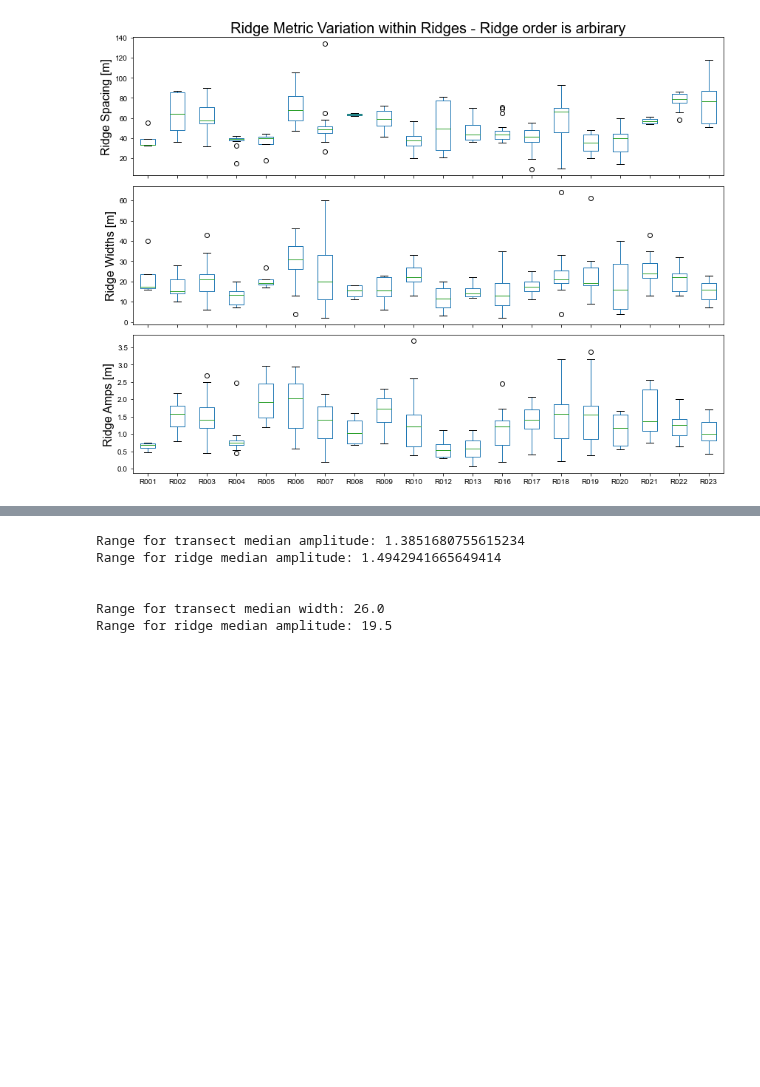
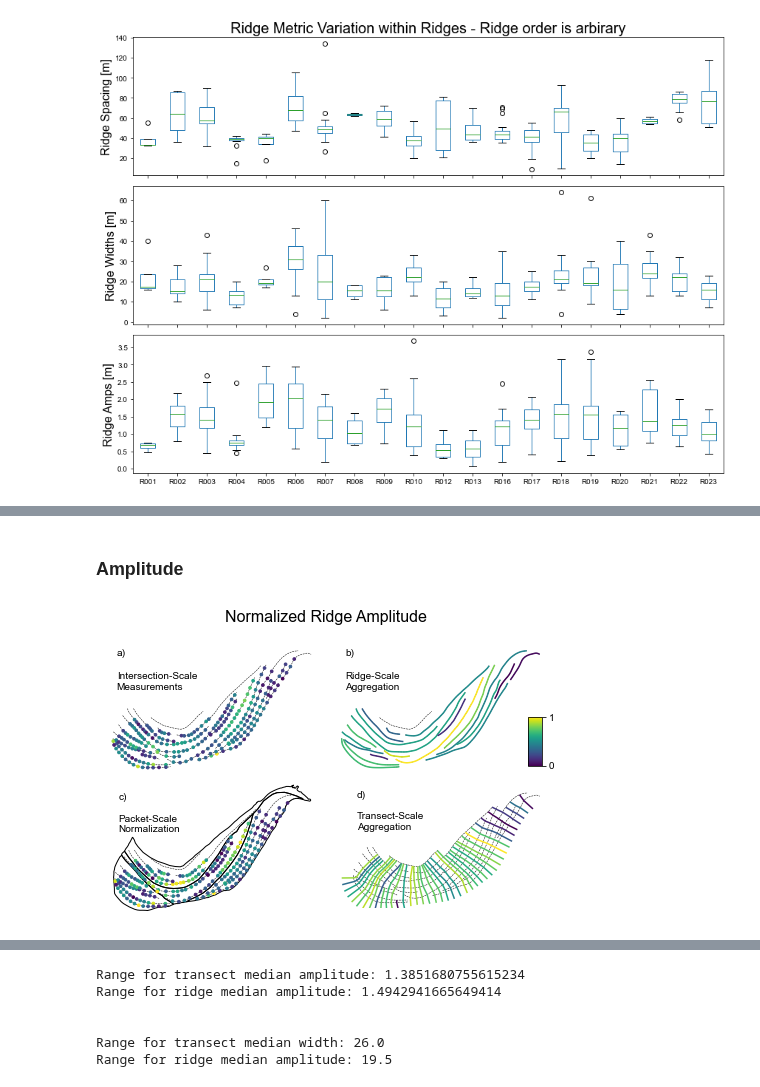
Before and after one commit to tamu-edu/scrollstats, a Jupyter notebook: Figure_BrazosBendsMultiScale.ipynb, the cells around one changed output, grey strips where cells are left out. Saved outputs shown, nothing was run; the diff lists cells and outputs as text; code cells hidden in the pictures; blank space fills up the shorter version.

```diff
--- a/Figure_BrazosBendsMultiScale.ipynb
+++ b/Figure_BrazosBendsMultiScale.ipynb
@@ -369,0 +437,80 @@ ridge_agg["ridge_amp"].hist()
+# %%
+def adjust_ax_lim(min, max, perc):
+    dist = max - min
+    buff = dist*perc
+    return(min-buff, max+buff)
+# %% [markdown]
+### Amplitude
+# %%
+# =========== FIGURE SETUP ===========
+rs_variable = "ridge_amp_norm"
+rs_variable_title = "Ridge Amplitude"
+
+# Make plot
+fig, axs = plt.subplots(2, 2, figsize=(6.5, 4.5))
+
+# Set subtitle loc
+text_coords = (839100, 4311350)
+label_coords = (839100, 4311650)
+# ====================================
+
+
+
+# Regular ITX plot
+itx.plot(ax=axs[0, 0], column=rs_variable, markersize=7)
+ridges.plot(ax=axs[0, 0], color="k", ls="--", lw=0.5, zorder=0)
+
+axs[0,0].text(*text_coords, "Intersection-Scale\nMeasurements", size=10)
+axs[0,0].set_axis_off()
+axs[0,0].text(*label_coords, "a)", size=10)
+
+
+# Packet Plot
+# divider = make_axes_locatable(axs[0, 1])
+# cax = divider.append_axes("right", size="5%", pad=0.1, aspect=10)
+
+packet_norm.plot(ax=axs[1,0], column=rs_variable, markersize=7) #, legend=True, cax=cax)
+ridges.plot(ax=axs[1,0], color="k", ls="--", lw=0.5, zorder=0)
+packets.boundary.plot(ax=axs[1,0], color="k", lw=1, zorder=0)
+
+# min_max = [1,0]
+# cax.set_yticks(min_max, labels = np.round(min_max, 1), size=8)
+# cax.set_ylabel("Normalized Amplitude", rotation=270, size=8)
+
+axs[1,0].text(*text_coords, "Packet-Scale\nNormalization", size=10)
+axs[1,0].set_axis_off()
+axs[1,0].text(*label_coords, "c)", size=10)
+
+
+# Ridge plot
+ridge_agg.plot(ax=axs[0,1], column=rs_variable)
+ridges.plot(ax=axs[0,1], color="k", ls="--", lw=0.5, zorder=0)
+
+axs[0,1].text(*text_coords, "Ridge-Scale\nAggregation", size=10)
+axs[0,1].set_ylim(*adjust_ax_lim(*ridges.total_bounds[1::2], 0.05))
+axs[0,1].set_axis_off()
+axs[0,1].text(*label_coords, "b)", size=10)
+
+
+# Transect Plot
+trans_agg.plot(ax=axs[1,1], column=rs_variable, linewidth=1.5)
+ridges.plot(ax=axs[1,1], color="k", ls="--", lw=0.5, zorder=0)
+
+axs[1,1].text(*text_coords, "Transect-Scale\nAggregation", size=10)
+axs[1,1].set_axis_off()
+axs[1,1].set_ylim(*adjust_ax_lim(*ridges.total_bounds[1::2], 0.05))
+axs[1,1].text(*label_coords, "d)", size=10)
+
+
+# Colorbar
+cax = plt.axes((0.93, 0.5, 0.03, 0.15))
+cbar = fig.colorbar(cm.ScalarMappable(cmap="viridis"), cax=cax)
+cbar.set_ticks([0, 1])
+
+plt.suptitle(f"Normalized {rs_variable_title}", size=16)
+plt.tight_layout()
+
+
+plt.savefig(f"figures/MultiScaleMetrics_{bend_id}_{rs_variable}_2by2.png", dpi=300)
+# %% [output]
+[figure, added]
```
Also changed, not shown: parts of 27 cells of this notebook.
